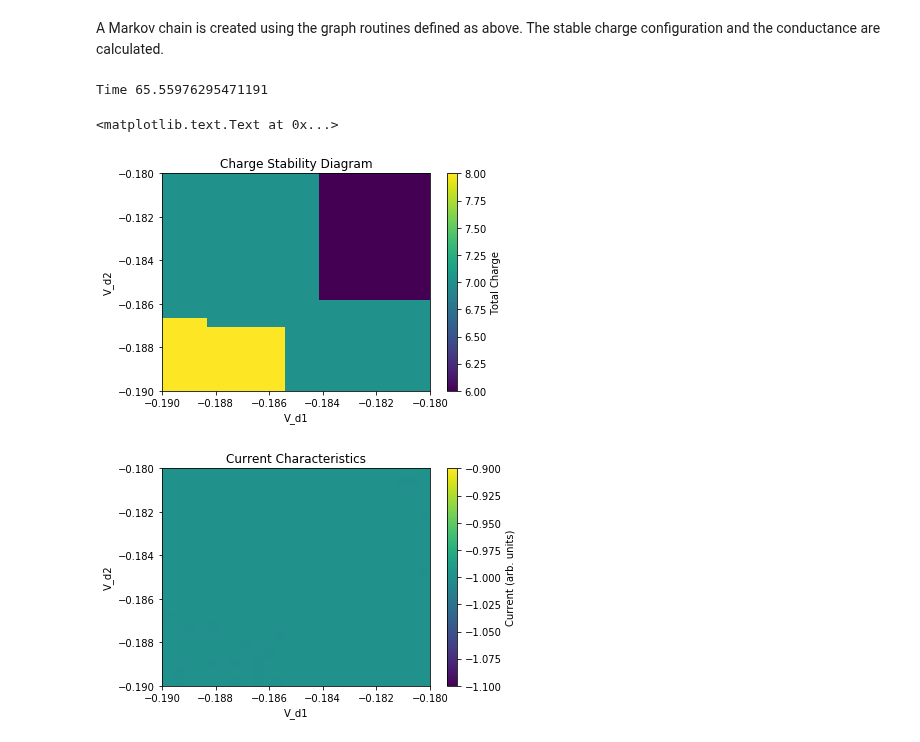
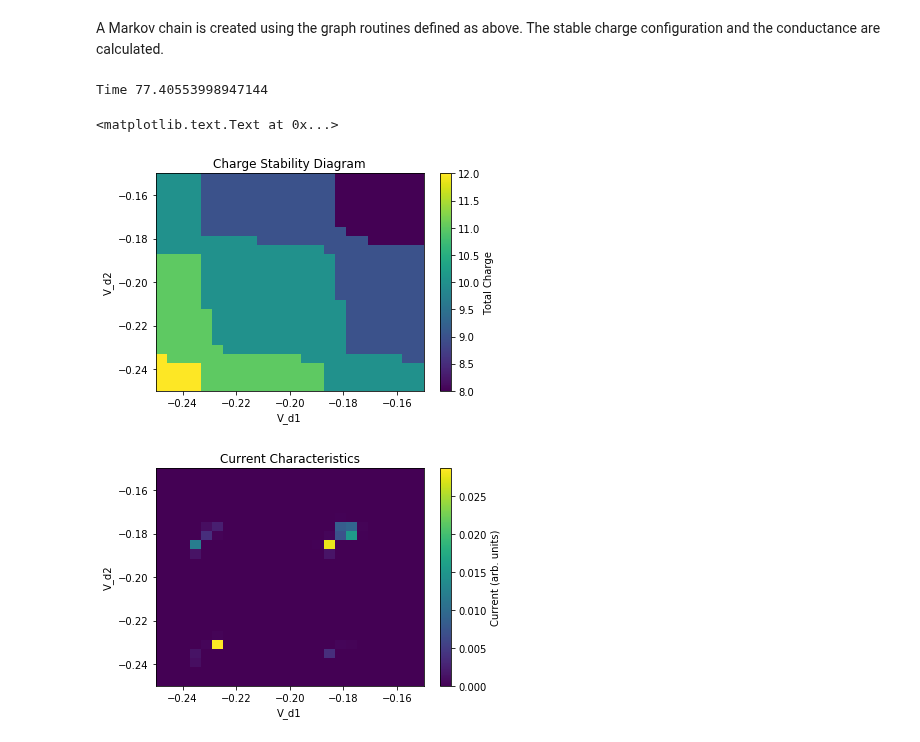
Before and after one commit to Quantumgame/quantum-ml, a Jupyter notebook: ThomasFermi Capacitance Model/Capacitance Model and Conductance Calculations.ipynb, the cells around one changed output. Cells and saved outputs as stored; diff of their text form; code cells hidden in the pictures.

```diff
--- a/ThomasFermi Capacitance Model/Capacitance Model and Conductance Calculations.ipynb
+++ b/ThomasFermi Capacitance Model/Capacitance Model and Conductance Calculations.ipynb
@@ -672,13 +653,13 @@ class Markov():
 A Markov chain is created using the graph routines defined as above. The stable charge configuration and the conductance are calculated.
 # %%
 N_v = 25
-Vd1_vec = np.linspace(-180e-3,-190e-3,N_v)
-Vd2_vec = np.linspace(-180e-3,-190e-3,N_v)
+Vd1_vec = np.linspace(-150e-3,-250e-3,N_v)
+Vd2_vec = np.linspace(-150e-3,-250e-3,N_v)
 
 # list_list_b is a list of the possible set of gate voltages which is later converted into a potential profile
 list_list_b = [[param1,param2,param3] + [[a,-20,h,rho,screen],[b,20,h,rho,screen]] for a in Vd1_vec for b in Vd2_vec]
 physics['kT'] = 1e-4
-physics['K_0'] = 1e-4
+physics['K_0'] = 8e-4
 
 st = time.time()
 tf = ThomasFermi(physics)
@@ -691,34 +672,34 @@ def markov_wrapper(V):
     stable_config = tf.calc_stable_config()
     markov = Markov(tf)
 
     markov.generate_graph()
     current = markov.calc_current()
     state = markov.calc_state()
 
     return state,current
 
 output = [markov_wrapper(calc_V(x,y)) for y in list_list_b]
 print("Time",time.time()-st)
 
 XX,YY = np.meshgrid(Vd1_vec,Vd2_vec)
 
 plt.figure(1)
 plt.pcolor(XX,YY,np.array([np.sum(x[0]) for x in output]).reshape((N_v,N_v)));
 plt.xlabel('V_d1')
 plt.ylabel('V_d2')
 cbar = plt.colorbar()
 cbar.set_label("Total Charge")
 plt.title('Charge Stability Diagram')
 
 plt.figure(2)
-plt.pcolor(XX,YY,np.array([x[1] for x in output]).reshape((N_v,N_v)));
+plt.pcolor(XX,YY,np.array([abs(x[1]) for x in output]).reshape((N_v,N_v)));
 plt.xlabel('V_d1')
 plt.ylabel('V_d2')
 cbar = plt.colorbar()
 cbar.set_label("Current (arb. units)")
 plt.title('Current Characteristics')
 # %% [output]
-Time 65.55976295471191
+Time 77.40553998947144
 <matplotlib.text.Text at 0x...>
-[figure, old version]
+[figure, new version]
-[figure, old version]
+[figure, new version]
```
Also changed, not shown: parts of 4 cells of this notebook, 1 other file.
